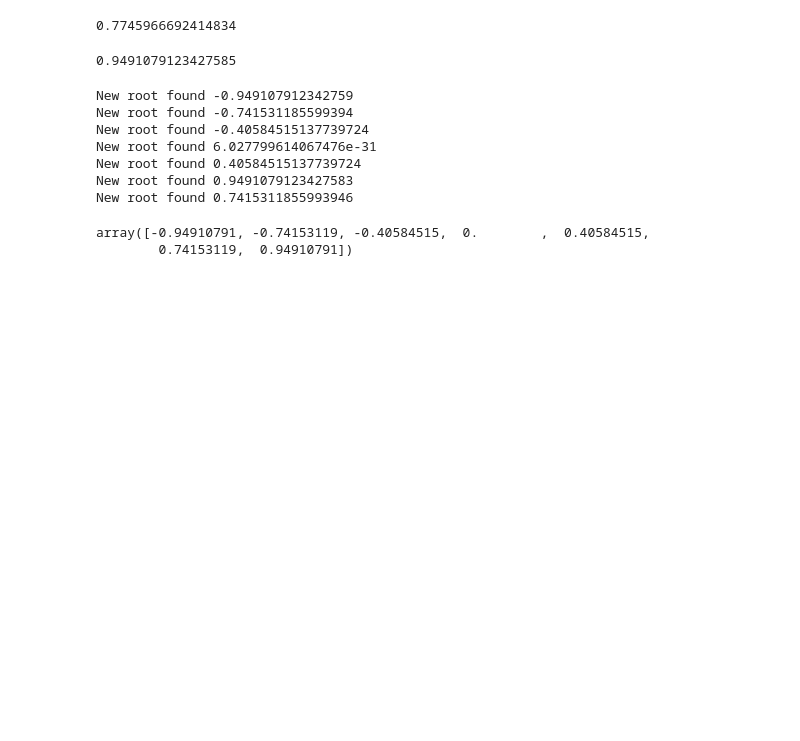
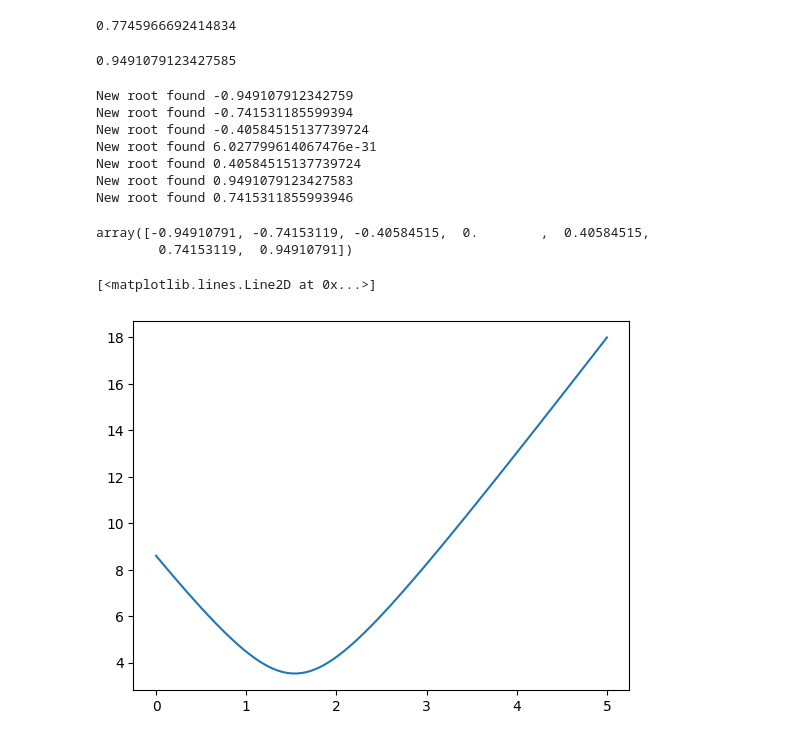
Before and after one commit to asegura4488/MetodosComputacionales1, a Jupyter notebook: Semana3/NewtonRaphson.ipynb, the cells around one changed output. Saved outputs shown, nothing was run; the diff lists cells and outputs as text; code cells hidden in the pictures; blank space fills up the shorter version.

```diff
--- a/Semana3/NewtonRaphson.ipynb
+++ b/Semana3/NewtonRaphson.ipynb
@@ -107,0 +110,14 @@ array([-0.94910791, -0.74153119, -0.40584515,  0.        ,  0.40584515,
+# %%
+model = lambda x: 5*x + 3
+p = np.array([5,10])
+# %%
+def Distance(x,p):
+  return np.sqrt(  (p[1]-model(x))**2 + (p[0]-x)**2  )
+# %%
+x = np.linspace(0,5,100)
+d = Distance(x,p)
+# %%
+plt.plot(x,d)
+# %% [output]
+[<matplotlib.lines.Line2D at 0x...>]
+[figure, added]
```
Also changed, not shown: parts of 1 cell of this notebook.
